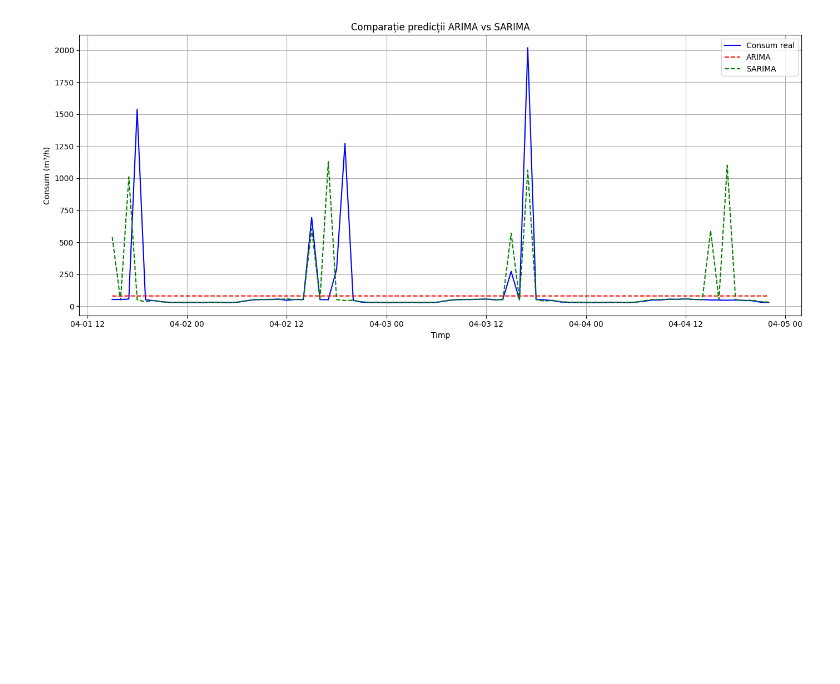
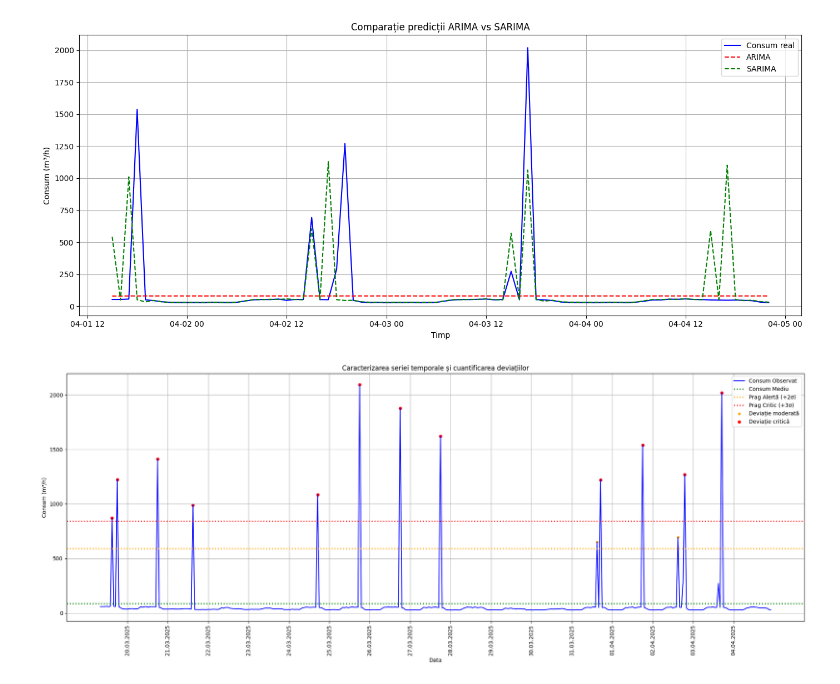
Before and after one commit to snnack123/WaterConsumption, a Jupyter notebook: water consumption/ProcessCSVs.ipynb, the cells around one changed output. Drawn from its saved outputs; the diff is of its cells as text; code cells hidden in the pictures; blank space fills up the shorter version.

Commit message:
Complete automated time series analysis and anomaly detection per CUPS

```diff
--- a/water consumption/ProcessCSVs.ipynb
+++ b/water consumption/ProcessCSVs.ipynb
@@ -341,3 +341,70 @@ comparatie.to_csv("forecast_comparatie.csv", index=False)
 ARIMA RMSE: 313.73
 SARIMA RMSE: 325.92
 [figure]
+# %%
+import pandas as pd
+import numpy as np
+import matplotlib.pyplot as plt
+from matplotlib.dates import DateFormatter
+
+# 1. Citim fișierul
+df = pd.read_csv("procesat_consum_irigare.csv")
+df["x"] = pd.to_datetime(df["x"])
+df.set_index("x", inplace=True)
+df = df.sort_index()
+
+# 2. Extragem ora și ziua săptămânii
+df["Hour"] = df.index.hour
+df["Weekday"] = df.index.dayofweek  # 0 = Luni, 6 = Duminică
+
+# 3. Construim profilul orar
+hourly_profile = df.groupby("Hour")["y"].agg(["mean", "std"])
+
+# 4. Calculăm pragurile generale
+overall_mean = df["y"].mean()
+overall_std = df["y"].std()
+upper_threshold = overall_mean + 2 * overall_std
+extreme_threshold = overall_mean + 3 * overall_std
+
+# 5. Clasificăm deviațiile
+df["deviation_type"] = np.where(
+    df["y"] > extreme_threshold, "Critical Deviation",
+    np.where(df["y"] > upper_threshold, "Moderate Deviation", "Normal")
+)
+
+# 6. Vizualizare
+plt.figure(figsize=(20, 8))
+
+# Linie consum observat
+plt.plot(df.index, df["y"], label="Consum Observat", color="blue")
+
+# Linii orizontale depunctate
+plt.axhline(y=overall_mean, color="green", linestyle=":", linewidth=2, label="Consum Mediu")
+plt.axhline(y=upper_threshold, color="orange", linestyle=":", linewidth=2, label="Prag Alertă (+2σ)")
+plt.axhline(y=extreme_threshold, color="red", linestyle=":", linewidth=2, label="Prag Critic (+3σ)")
+
+# Evidențiem deviațiile moderate și critice
+moderate = df[df["deviation_type"] == "Moderate Deviation"]
+critical = df[df["deviation_type"] == "Critical Deviation"]
+
+plt.scatter(moderate.index, moderate["y"], color="orange", s=15, label="Deviație moderată")
+plt.scatter(critical.index, critical["y"], color="red", s=25, label="Deviație critică")
+
+plt.title("Caracterizarea seriei temporale și cuantificarea deviațiilor")
+plt.xlabel("Data")
+plt.ylabel("Consum (m³/h)")
+plt.legend()
+plt.grid(True)
+
+# Formatăm axa X să arate fiecare zi
+plt.xticks(df.index[df.index.hour == 0],  # doar un label pe zi (la ora 00)
+           [x.strftime("%d.%m.%Y") for x in df.index[df.index.hour == 0]],
+           rotation=90)
+
+plt.tight_layout()
+plt.show()
+
+# 7. Export fișier final
+df.to_csv("caracterizare_deviatii_consum_irigare.csv")
+# %% [output]
+[figure, added]
```
Also changed, not shown: parts of 7 cells of this notebook, 49 other files.
